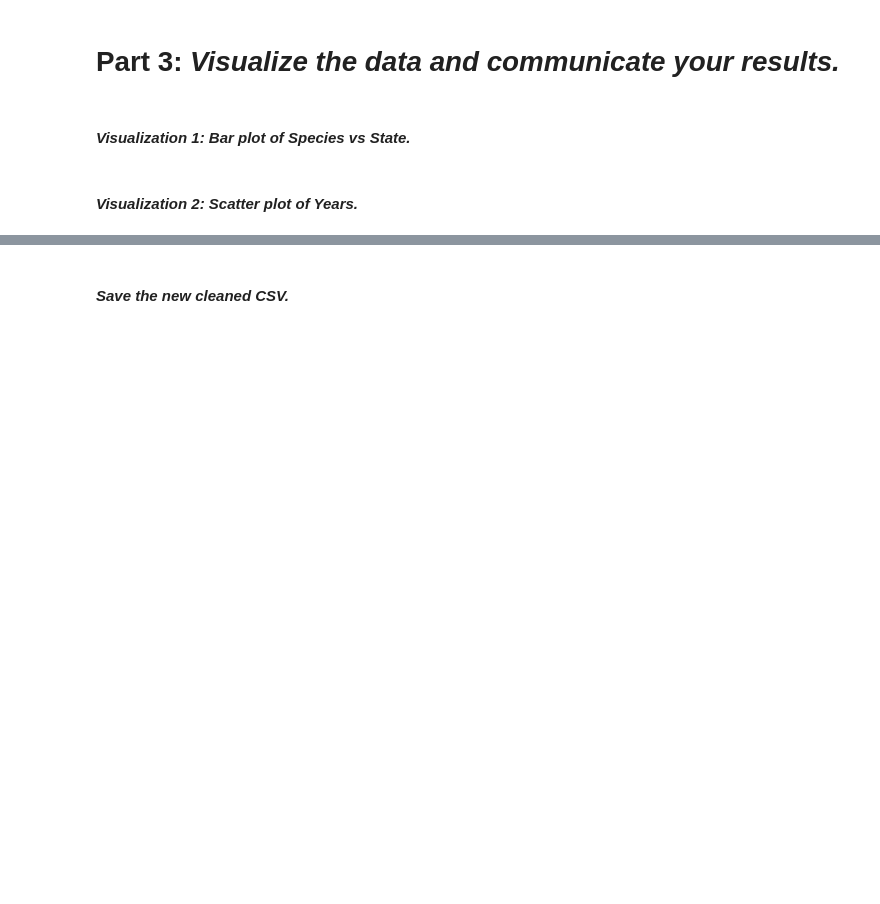
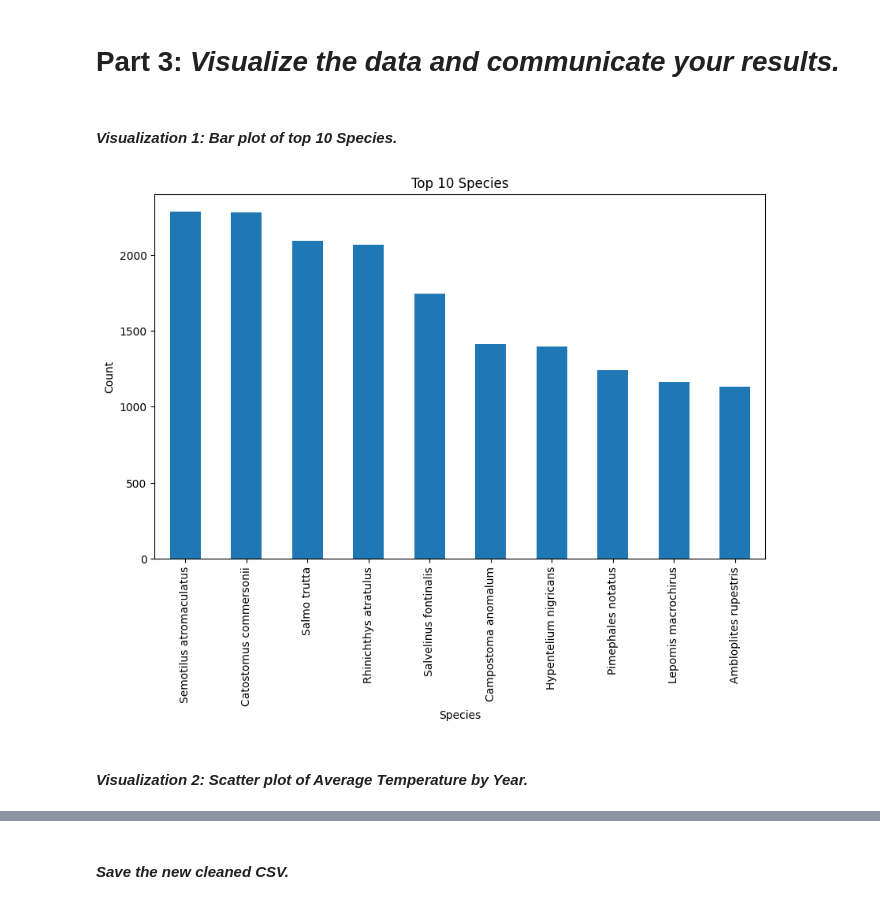
Before and after one commit to rjbaicich/Capstone-Project-2, a Jupyter notebook: Capstone_2_notebook.ipynb, the cells around one changed output, grey strips where cells are left out. Saved outputs shown, nothing was run; the diff lists cells and outputs as text; code cells hidden in the pictures; blank space fills up the shorter version.

```diff
--- a/Capstone_2_notebook.ipynb
+++ b/Capstone_2_notebook.ipynb
@@ -27,3 +42,4 @@ data.columns = [col.capitalize().strip() for col in data.columns]
 # %%
 # Remove extra space in column names
-data.columns = data.columns.str.replace(' ', '')
+df.columns = df.columns.str.replace(' ', '')
+df
@@ -30,3 +60,4 @@ data.columns = data.columns.str.replace(' ', '')
 # %%
 # Remove columns starting with "Unnamed"
-data = data.loc[:, ~data.columns.str.startswith('Unnamed')]
+df = df.loc[:, ~df.columns.str.startswith('Unnamed')]
+df
@@ -50,0 +114,3 @@ print("Most common temperature:", most_common_temp))
+# %%
+df.columns = df.columns.str.lower()
+df
@@ -50,0 +131,7 @@ print("Most common temperature:", most_common_temp))
+# %%
+#Assign 'Endangered Score' to each fish species based on criteria
+df['Endangered Score'] = df['sumcount'].apply(lambda x: '1 Extreme' if 0 <= x <= 100
+                                                   else '2 High' if 101 <= x <= 500
+                                                   else '3 Medium' if 501 <= x <= 1000
+                                                   else '4 Low')
+df.head(10)
@@ -51,13 +151,17 @@ print("Most common temperature:", most_common_temp))
 # %% [markdown]
 # Part 3: *Visualize the data and communicate your results.*
 # %% [markdown]
-#### *Visualization 1: Bar plot of Species vs State.*
+#### *Visualization 1: Bar plot of top 10 Species.*
 # %%
-data.groupby('Species')['State'].count().plot(kind='bar')
+top_species = df['species'].value_counts().head(10)
+plt.figure(figsize=(10, 6))
+top_species.plot(kind='bar')
 plt.xlabel('Species')
 plt.ylabel('Count')
-plt.title('Species vs State')
+plt.title('Top 10 Species')
 plt.show()
+# %% [output]
+[figure, added]
 # %% [markdown]
-#### *Visualization 2: Scatter plot of Years.*
+#### *Visualization 2: Scatter plot of Average Temperature by Year.*
 # %%
```
Also changed, not shown: parts of 18 cells of this notebook, 6 other files.
